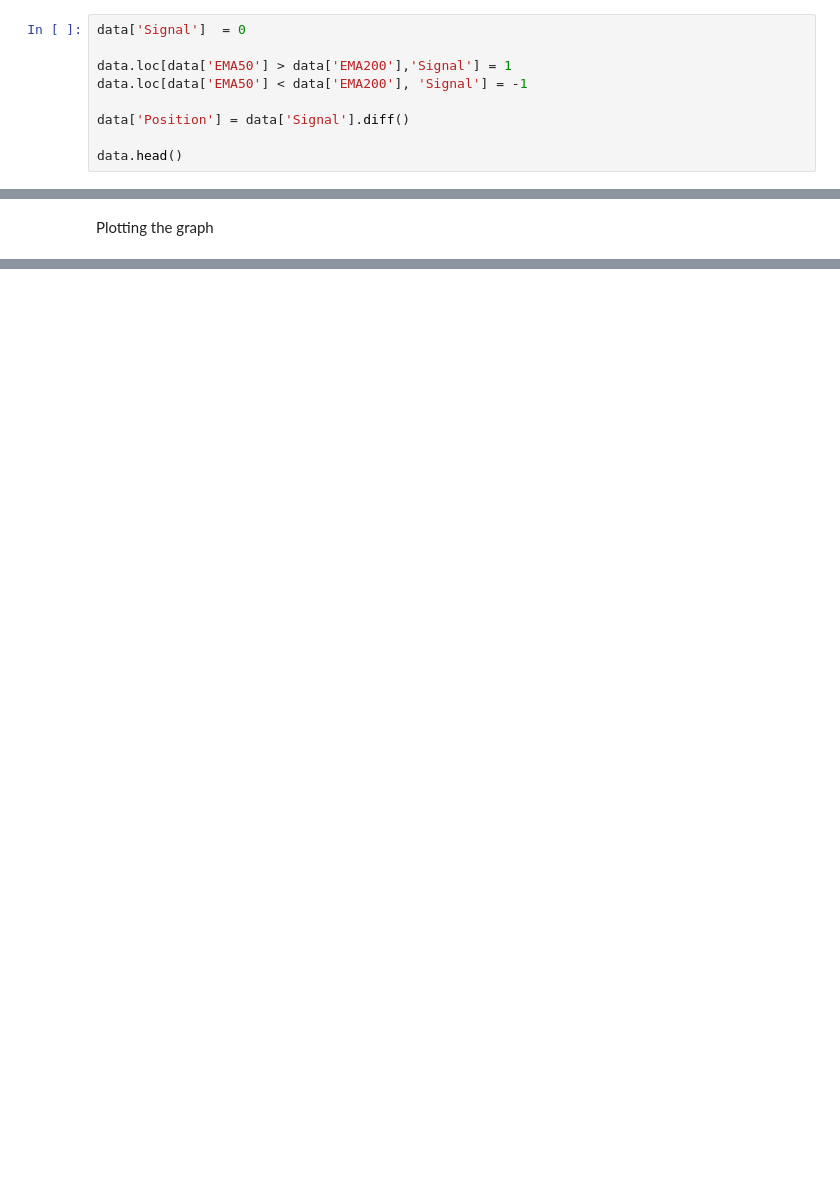
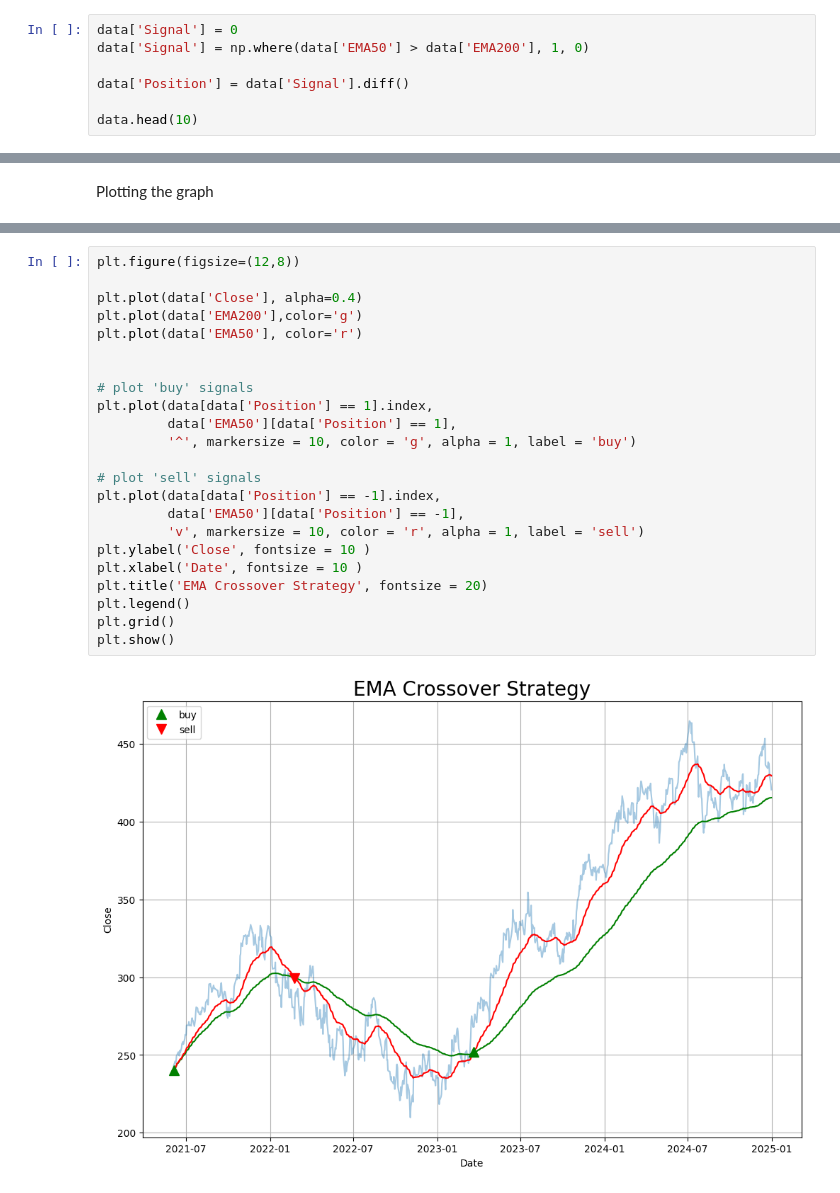
Before and after one commit to ShravaniAWanjari/moving-averages-crossover-strategy, a Jupyter notebook: EMA.ipynb, the cells around one changed output, grey strips where cells are left out. Drawn from its saved outputs; the diff is of its cells as text; blank space fills up the shorter version.

```diff
--- a/EMA.ipynb
+++ b/EMA.ipynb
@@ -58,12 +60,10 @@ plt.show
 # %% [markdown]
 Buy and Sell Signals
 # %%
-data['Signal']  = 0
-
-data.loc[data['EMA50'] > data['EMA200'],'Signal'] = 1
-data.loc[data['EMA50'] < data['EMA200'], 'Signal'] = -1
+data['Signal'] = 0
+data['Signal'] = np.where(data['EMA50'] > data['EMA200'], 1, 0)
 
 data['Position'] = data['Signal'].diff()
 
-data.head()
+data.head(10)
 # %% [output]
@@ -75,0 +85,25 @@ ModuleNotFoundError: No module named 'pandas_datareader'
+# %%
+plt.figure(figsize=(12,8))
+
+plt.plot(data['Close'], alpha=0.4)
+plt.plot(data['EMA200'],color='g')
+plt.plot(data['EMA50'], color='r')
+
+
+# plot 'buy' signals
+plt.plot(data[data['Position'] == 1].index,
+         data['EMA50'][data['Position'] == 1],
+         '^', markersize = 10, color = 'g', alpha = 1, label = 'buy')
+
+# plot 'sell' signals
+plt.plot(data[data['Position'] == -1].index,
+         data['EMA50'][data['Position'] == -1],
+         'v', markersize = 10, color = 'r', alpha = 1, label = 'sell')
+plt.ylabel('Close', fontsize = 10 )
+plt.xlabel('Date', fontsize = 10 )
+plt.title('EMA Crossover Strategy', fontsize = 20)
+plt.legend()
+plt.grid()
+plt.show()
+# %% [output]
+[figure, added]
```
Also changed, not shown: parts of 5 cells of this notebook.
